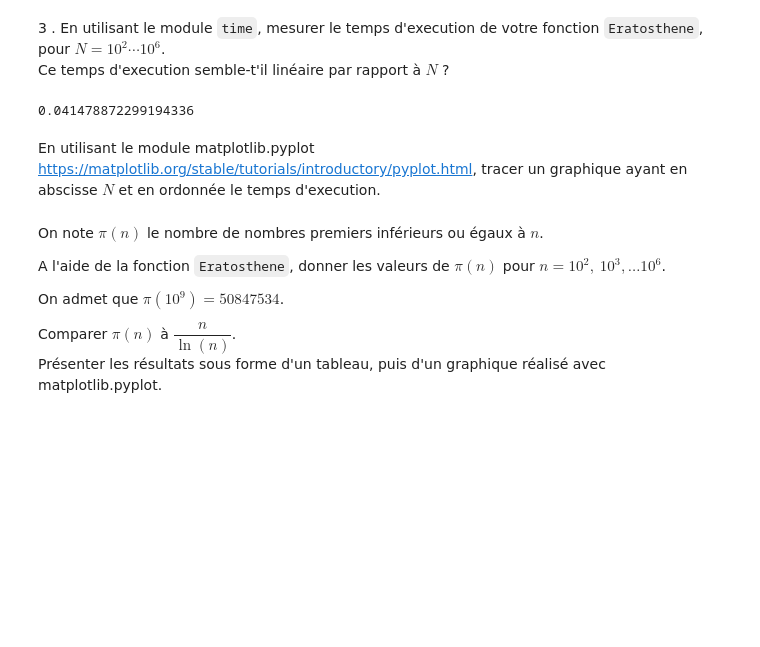
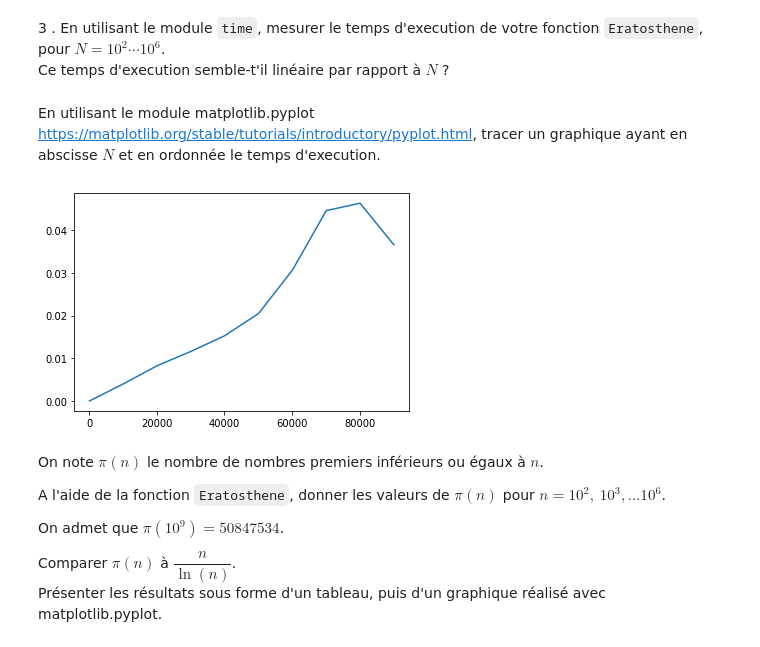
Before and after one commit to fosse17/Maths11, a Jupyter notebook: TP/TP1-logique_erathostene/TP1.ipynb, the cells around one changed output. Drawn from its saved outputs; the diff is of its cells as text; code cells hidden in the pictures; blank space fills up the shorter version.

```diff
--- a/TP/TP1-logique_erathostene/TP1.ipynb
+++ b/TP/TP1-logique_erathostene/TP1.ipynb
@@ -109,7 +109,7 @@ from math import sqrt
 
 
 def eratos(N):
-    prem=[True]*(N+1)
+    prem=[True for i in range(N+1)]
     prem[0],prem[1]=False,False
     for i in range(2,int(sqrt(N))+1):
         if(prem[i]):
@@ -118,10 +118,7 @@ def eratos(N):
                 prem[k*i]=False
                 k+=1
     premier=[]
-    for i in range(len(prem)):
-        if(prem[i]):
-            premier.append(i)
-    return premier
+    return [i for i in range(N+1) if prem[i]]
 
-eratos(20)
+eratos(10**6)
 # %% [output]
@@ -132,16 +145,22 @@ Ce temps d'execution semble-t'il linéaire par rapport à $N$ ?
 # %%
 import time
 
-
-debut=time.time()
-eratos(100000)
-end=time.time()
-elapsed=end-debut
-print(elapsed)
+def temps(N):
+    debut=time.time()
+    eratos(N)
+    end=time.time()
+    return end-debut
-# %% [output]
-0.041478872299194336
 # %% [markdown]
 En utilisant le module matplotlib.pyplot https://matplotlib.org/stable/tutorials/introductory/pyplot.html, tracer un graphique ayant en abscisse $N$ et en ordonnée le temps d'execution.
+# %%
+import matplotlib.pyplot as plt
+
+x=[i for i in range(100,10**5,10000) ]
+y=[temps(i) for i in x ]
+plt.plot(x,y)
+plt.show()
+# %% [output]
+[figure, added]
 # %% [markdown]
 On note $\pi(n)$ le nombre de nombres premiers inférieurs ou égaux à $n$.
 
```
Also changed, not shown: parts of 1 cell of this notebook, 6 other files.
